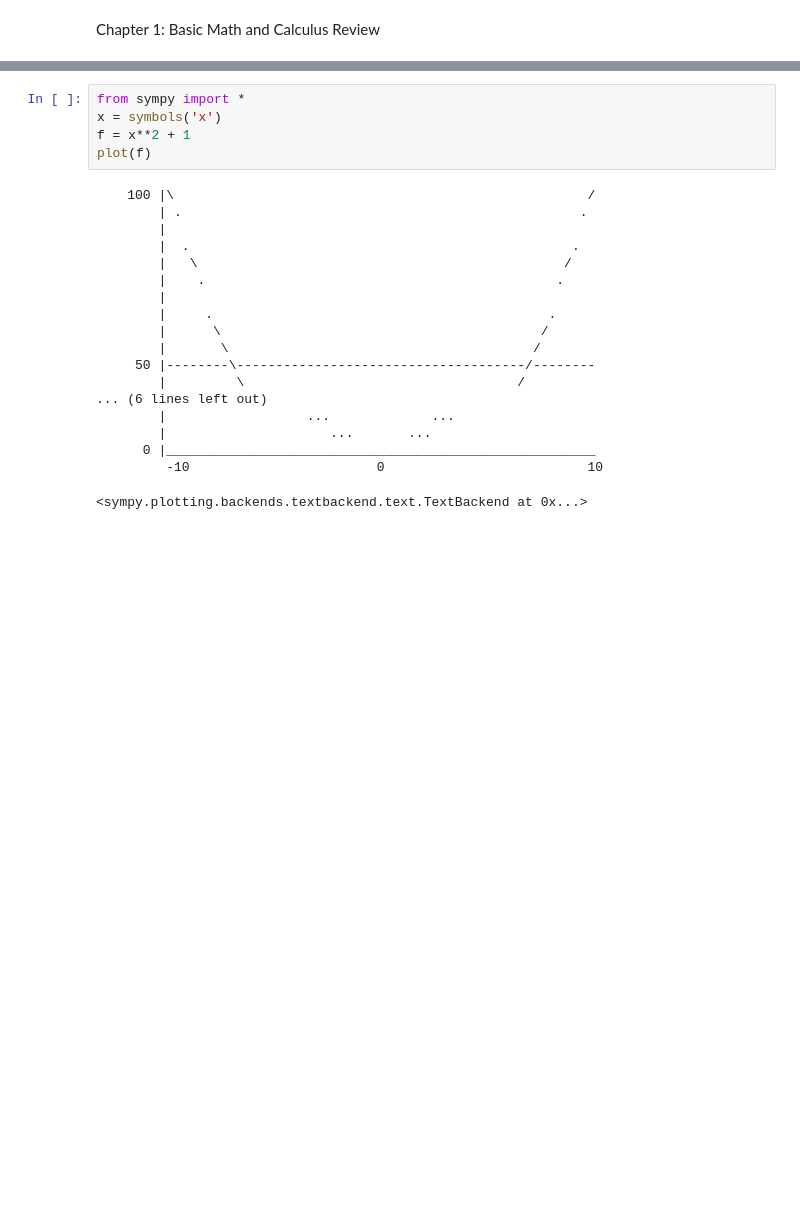
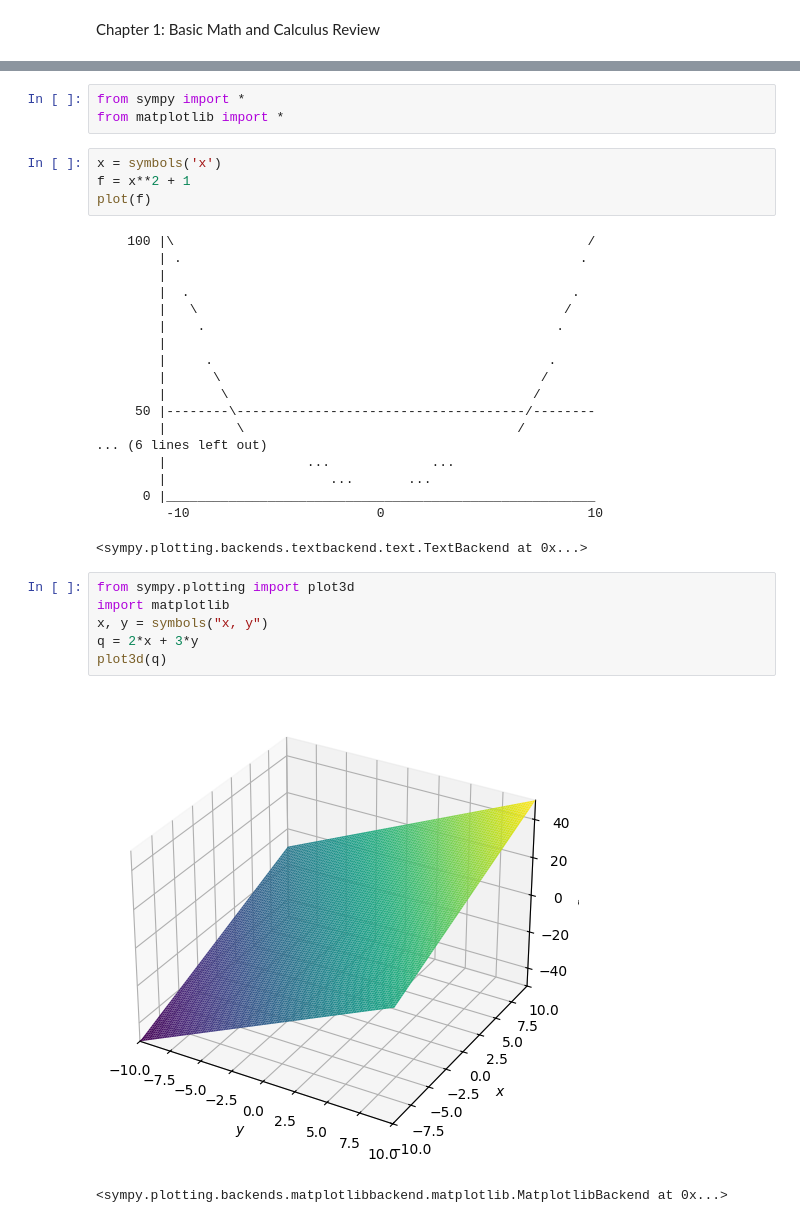
Before and after one commit to HoRalph/Essential__Math_For_Data_Science, a Jupyter notebook: Chapter_1.ipynb, the cells around one changed output, grey strips where cells are left out. Drawn from its saved outputs; the diff is of its cells as text; blank space fills up the shorter version.

```diff
--- a/Chapter_1.ipynb
+++ b/Chapter_1.ipynb
@@ -6,5 +23,7 @@ help('modules')
+# %%
+from sympy import *
+from matplotlib import *
 # %%
-from sympy import *
 x = symbols('x')
 f = x**2 + 1
 plot(f)
@@ -27,3 +46,12 @@ plot(f)
       0 |_______________________________________________________
          -10                        0                          10
 <sympy.plotting.backends.textbackend.text.TextBackend at 0x...>
+# %%
+from sympy.plotting import plot3d
+import matplotlib
+x, y = symbols("x, y")
+q = 2*x + 3*y
+plot3d(q)
+# %% [output]
+[figure, added]
+<sympy.plotting.backends.matplotlibbackend.matplotlib.MatplotlibBackend at 0x...>
```
Also changed, not shown: parts of 15 cells of this notebook.
